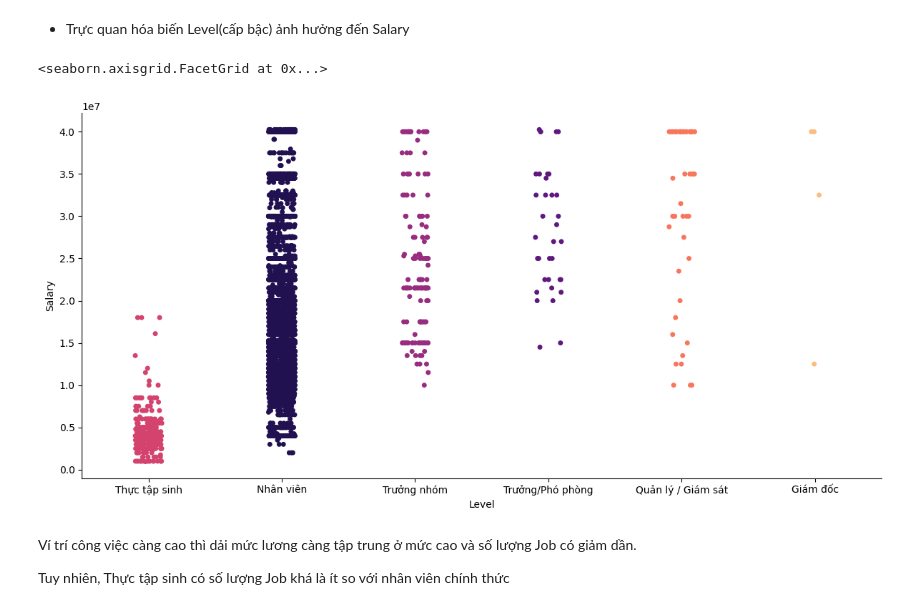
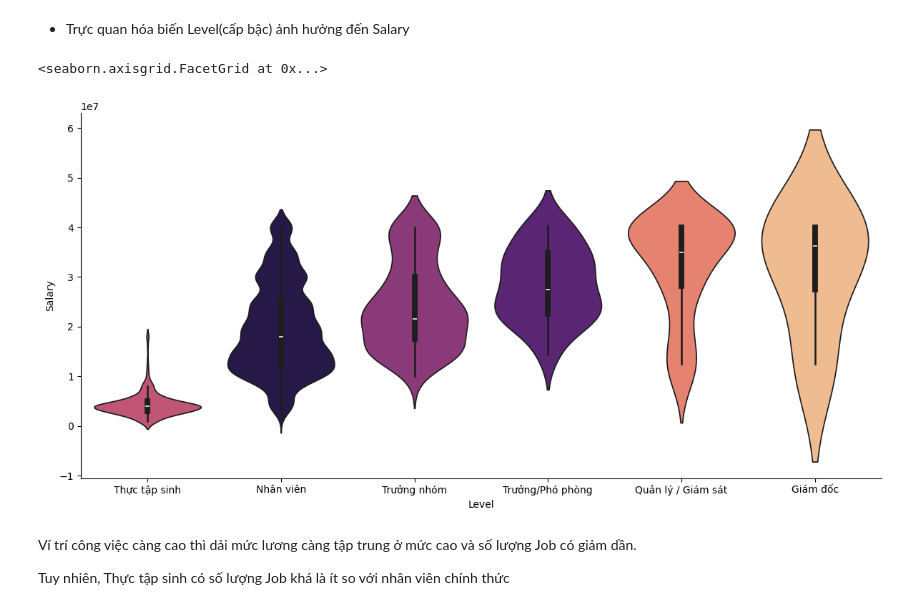
Before and after one commit to mxtruongplayboy/IT-salary-forecast-based-on-job-postings, a Jupyter notebook: src/presentation.ipynb, the cells around one changed output. Cells and saved outputs as stored; diff of their text form; code cells hidden in the pictures.

```diff
--- a/src/presentation.ipynb
+++ b/src/presentation.ipynb
@@ -290,10 +289,10 @@ Tuy nhiên, số lượng Job càng giảm dần
 - Trực quan hóa biến Level(cấp bậc) ảnh hưởng đến Salary
 # %%
 level_index = np.array(['Thực tập sinh', 'Nhân viên', 'Trưởng nhóm', 'Trưởng/Phó phòng', 'Quản lý / Giám sát', 'Giám đốc'])
-sns.catplot(data=jobs_cleaning, x='Level', y='Salary', hue='Level', palette='magma', aspect=2, height=6, order=level_index)
+sns.catplot(data=jobs_cleaning, x='Level', y='Salary', hue='Level', kind="violin", palette='magma', aspect=2, height=6, order=level_index)
 # %% [output]
 <seaborn.axisgrid.FacetGrid at 0x...>
-[figure, old version]
+[figure, new version]
 # %% [markdown]
 Ví trí công việc càng cao thì dải mức lương càng tập trung ở mức cao và số lượng Job có giảm dần.
 
```
Also changed, not shown: parts of 3 cells of this notebook, 17 other files.
